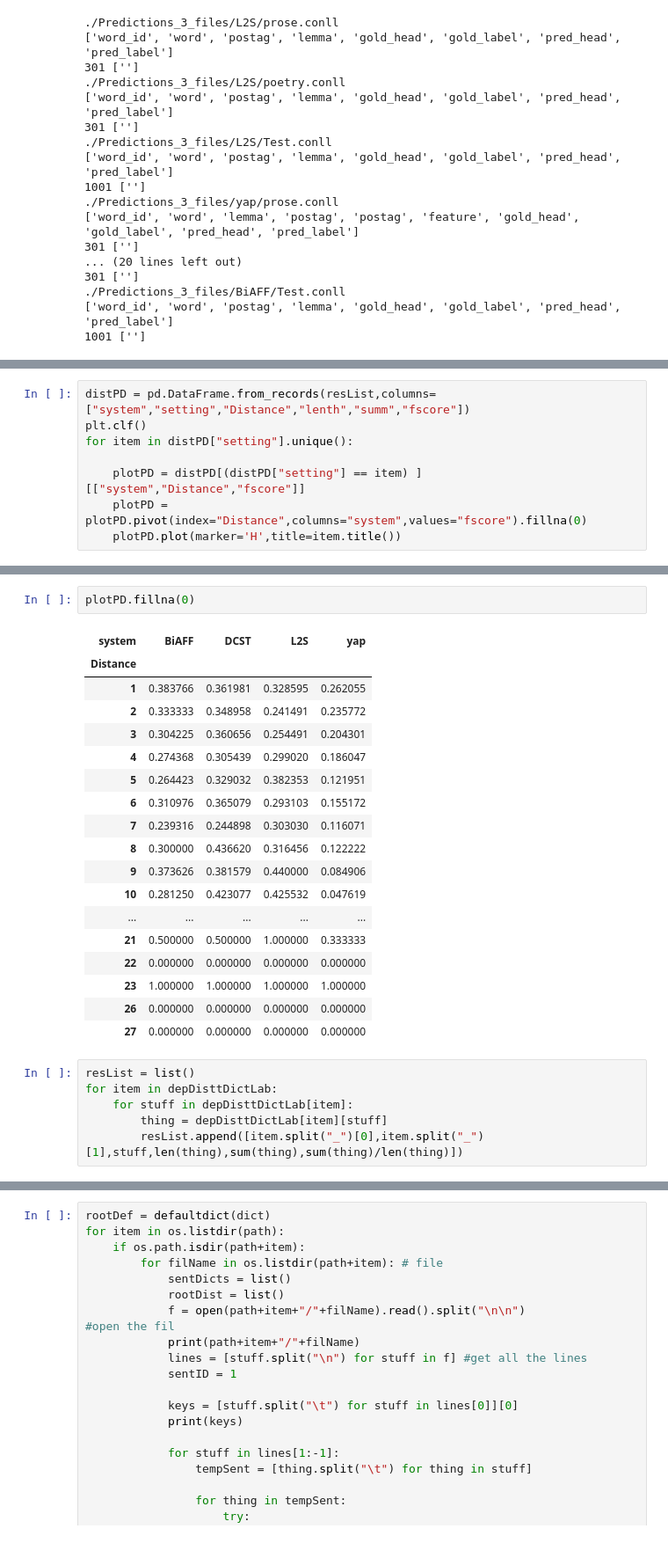
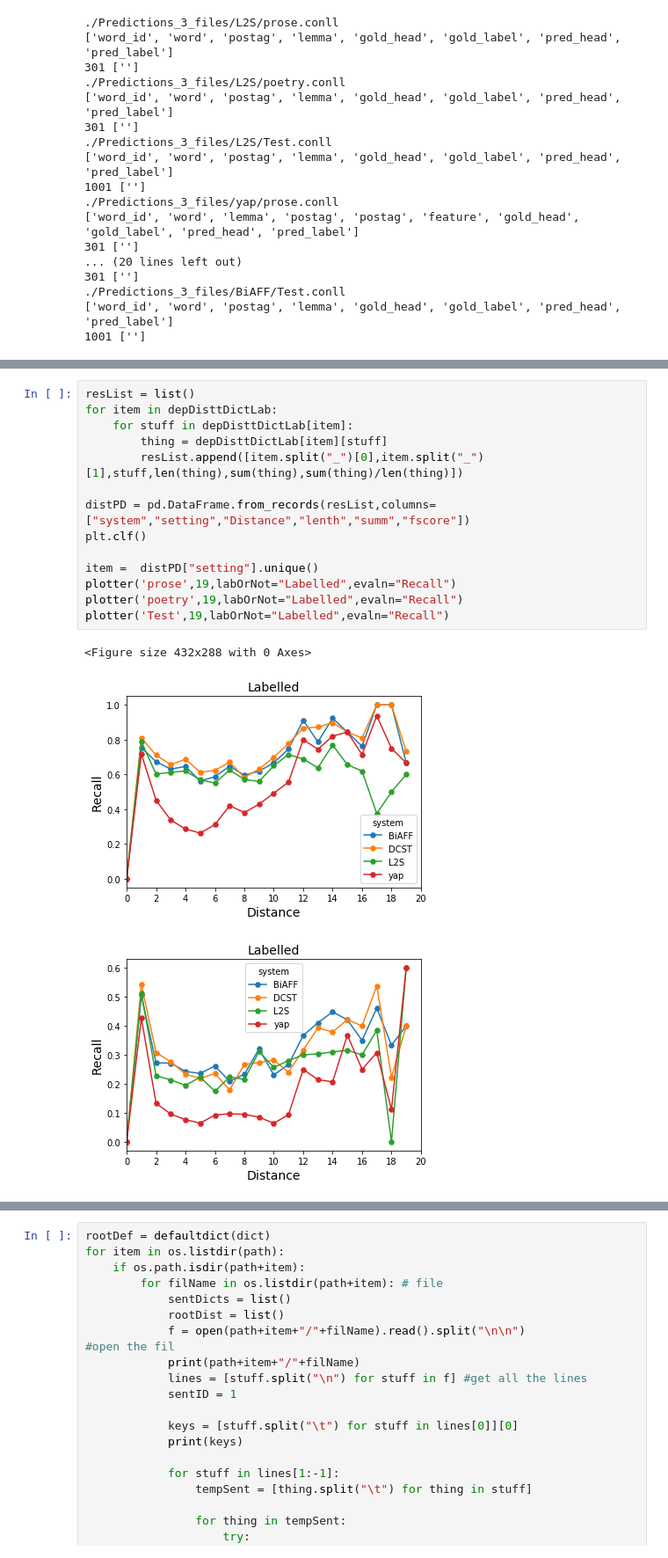
Before and after one commit to krishnamrith12/wscAnalysis, a Jupyter notebook: plots.ipynb, the cells around one changed output, grey strips where cells are left out. Shown at 88% size. Cells and saved outputs as stored; diff of their text form.

```diff
--- a/plots.ipynb
+++ b/plots.ipynb
@@ -102,8 +204,0 @@ for item in depDisttDictUnLab:
-# %%
-distPD = pd.DataFrame.from_records(resList,columns=["system","setting","Distance","lenth","summ","fscore"])
-plt.clf()
-for item in distPD["setting"].unique():
-
-    plotPD = distPD[(distPD["setting"] == item) ][["system","Distance","fscore"]]
-    plotPD = plotPD.pivot(index="Distance",columns="system",values="fscore").fillna(0)
-    plotPD.plot(marker='H',title=item.title())
@@ -115,27 +205,18 @@ for item in distPD["setting"].unique():
-# %%
-plotPD.fillna(0)
-# %% [output]
-| system | BiAFF | DCST | L2S | yap |
-| Distance |  |  |  |  |
-| 1 | 0.383766 | 0.361981 | 0.328595 | 0.262055 |
-| 2 | 0.333333 | 0.348958 | 0.241491 | 0.235772 |
-| 3 | 0.304225 | 0.360656 | 0.254491 | 0.204301 |
-| 4 | 0.274368 | 0.305439 | 0.299020 | 0.186047 |
-| 5 | 0.264423 | 0.329032 | 0.382353 | 0.121951 |
-| 6 | 0.310976 | 0.365079 | 0.293103 | 0.155172 |
-| 7 | 0.239316 | 0.244898 | 0.303030 | 0.116071 |
-| 8 | 0.300000 | 0.436620 | 0.316456 | 0.122222 |
-| 9 | 0.373626 | 0.381579 | 0.440000 | 0.084906 |
-| 10 | 0.281250 | 0.423077 | 0.425532 | 0.047619 |
-| ... | ... | ... | ... | ... |
-| 21 | 0.500000 | 0.500000 | 1.000000 | 0.333333 |
-| 22 | 0.000000 | 0.000000 | 0.000000 | 0.000000 |
-| 23 | 1.000000 | 1.000000 | 1.000000 | 1.000000 |
-| 26 | 0.000000 | 0.000000 | 0.000000 | 0.000000 |
-| 27 | 0.000000 | 0.000000 | 0.000000 | 0.000000 |
 # %%
 resList = list()
 for item in depDisttDictLab:
     for stuff in depDisttDictLab[item]:
         thing = depDisttDictLab[item][stuff]
         resList.append([item.split("_")[0],item.split("_")[1],stuff,len(thing),sum(thing),sum(thing)/len(thing)])
+
+distPD = pd.DataFrame.from_records(resList,columns=["system","setting","Distance","lenth","summ","fscore"])
+plt.clf()
+
+item =  distPD["setting"].unique()
+plotter('prose',19,labOrNot="Labelled",evaln="Recall")
+plotter('poetry',19,labOrNot="Labelled",evaln="Recall")
+plotter('Test',19,labOrNot="Labelled",evaln="Recall")
+# %% [output]
+<Figure size 432x288 with 0 Axes>
+[figure, added]
+[figure, added]
```
Also changed, not shown: parts of 19 cells of this notebook, 14 other files.
